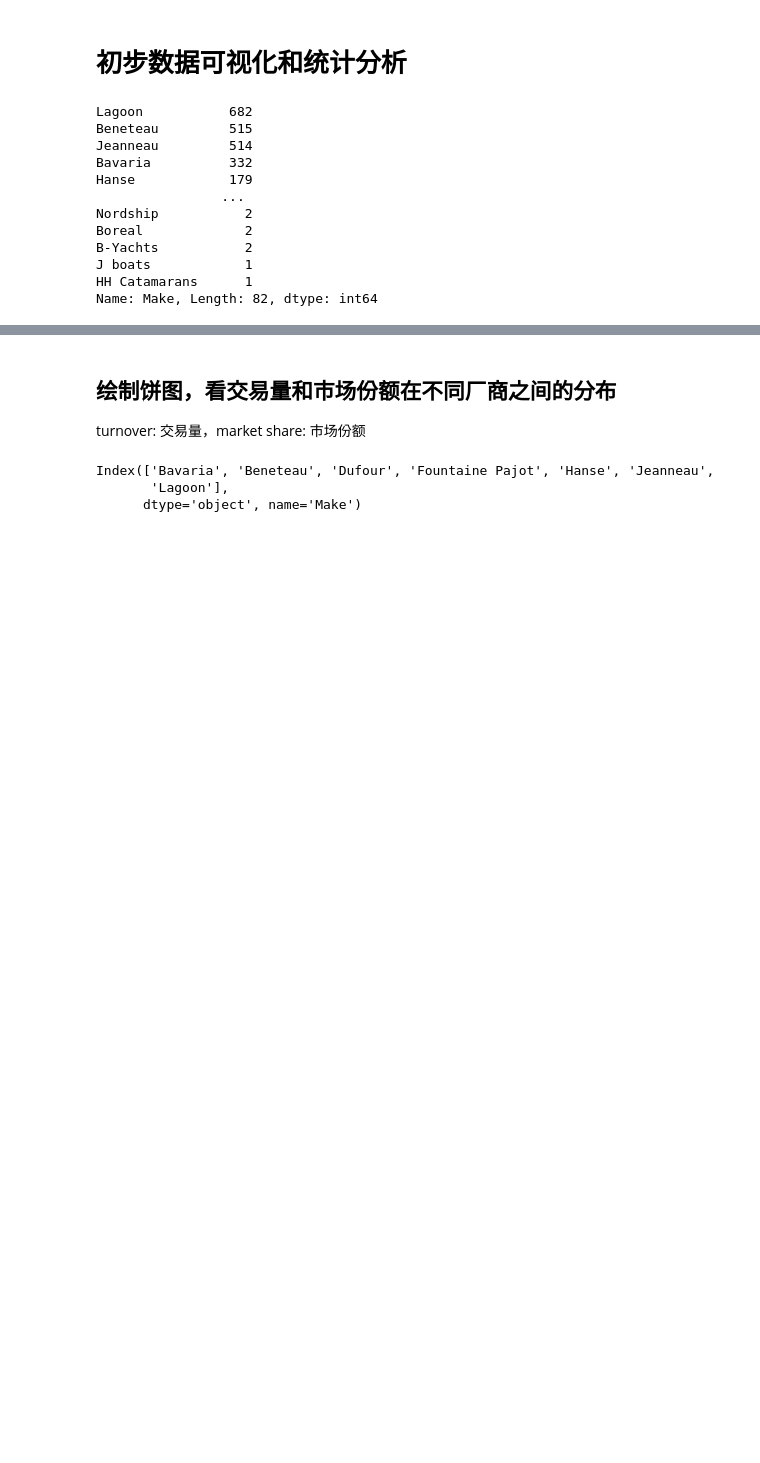
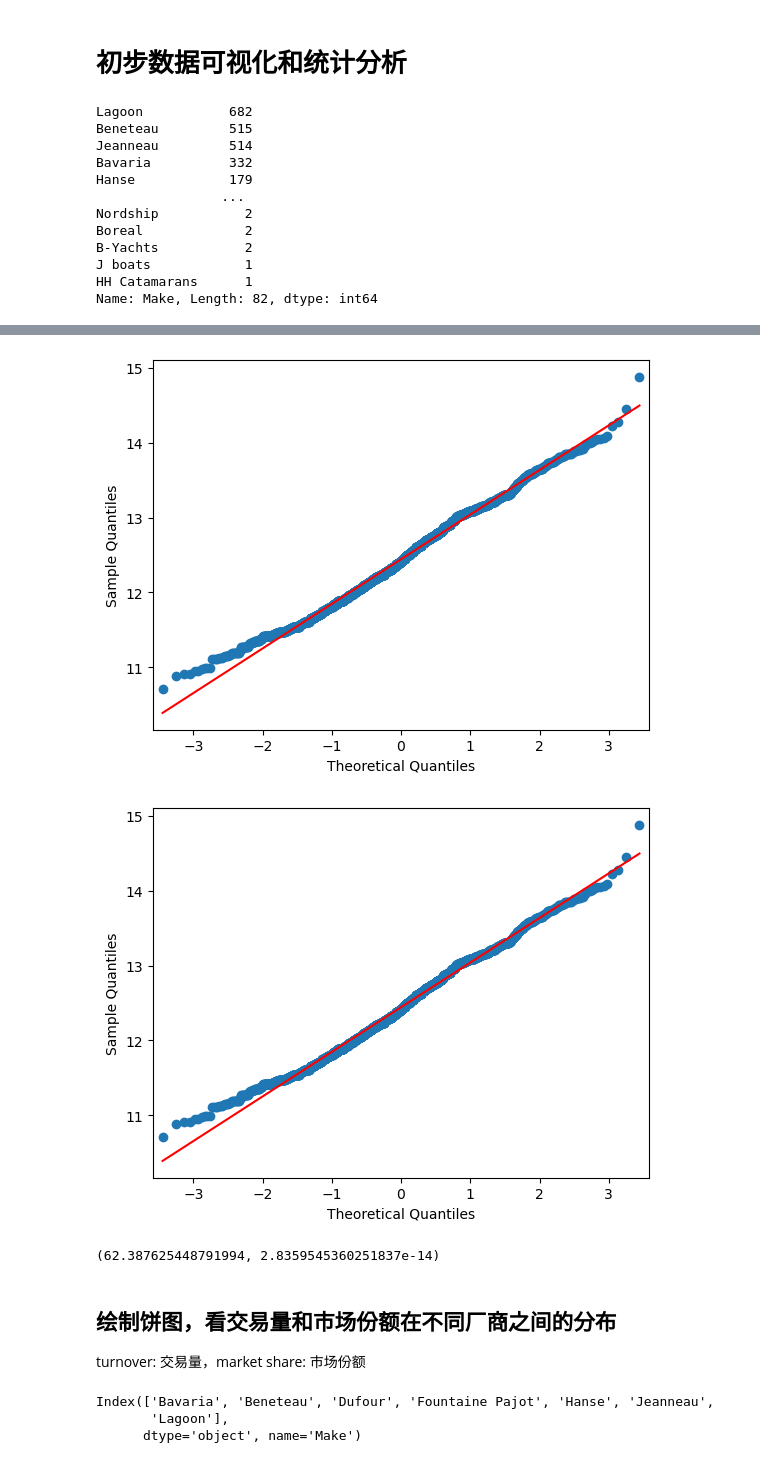
Before and after one commit to Mathematical-Jedi/2023-International-Mathematical-Model, a Jupyter notebook: zhangtongkai/data_preprocessing.ipynb, the cells around one changed output, grey strips where cells are left out. Saved outputs shown, nothing was run; the diff lists cells and outputs as text; code cells hidden in the pictures; blank space fills up the shorter version.

```diff
--- a/zhangtongkai/data_preprocessing.ipynb
+++ b/zhangtongkai/data_preprocessing.ipynb
@@ -105,3 +113,13 @@ Name: Make, Length: 82, dtype: int64
+# %%
+sm.qqplot(df_cleaned['Listing Price (USD)'].map(np.log),line='s')
+# %% [output]
+[figure, added]
+[figure, added]
+# %%
+[r1,r2] = normaltest(df_cleaned['Listing Price (USD)'].map(np.log),axis=None)
+r1, r2
+# %% [output]
+(62.387625448791994, 2.8359545360251837e-14)
 # %% [markdown]
 ## 绘制饼图，看交易量和市场份额在不同厂商之间的分布
 turnover: 交易量，market share: 市场份额
```
Also changed, not shown: parts of 2 cells of this notebook.
